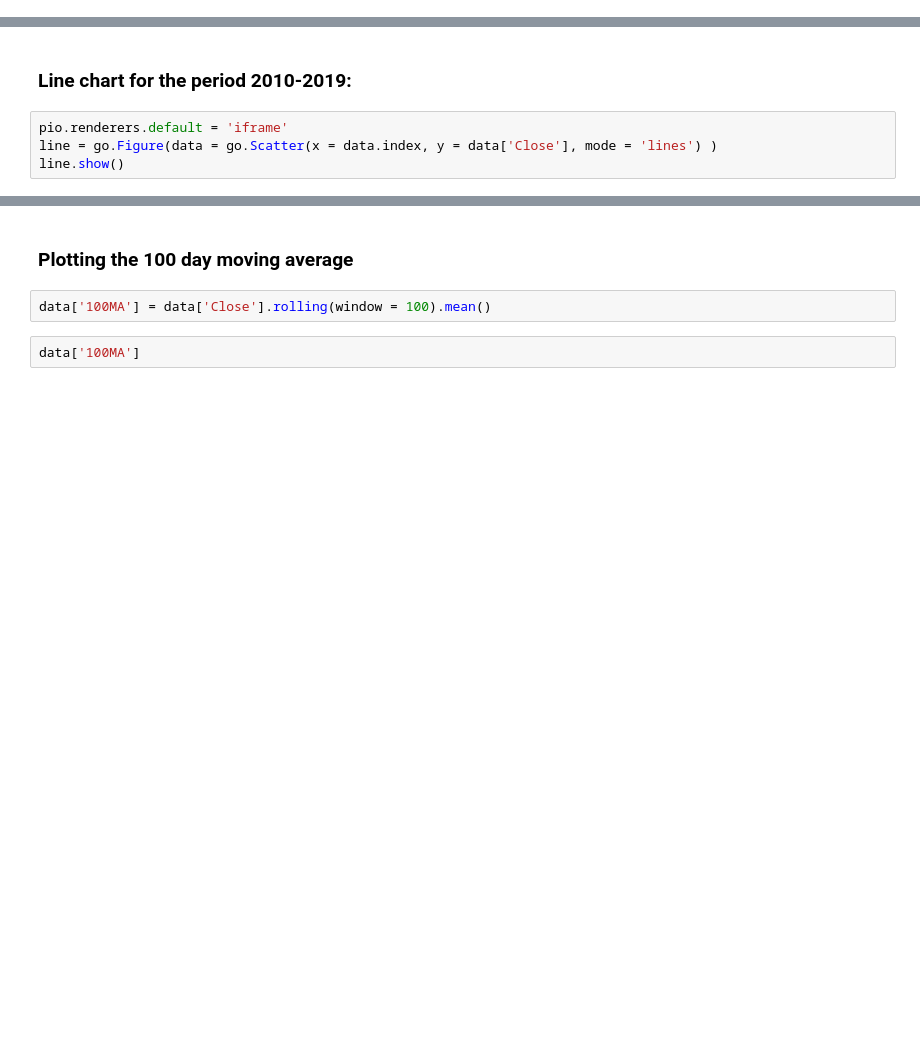
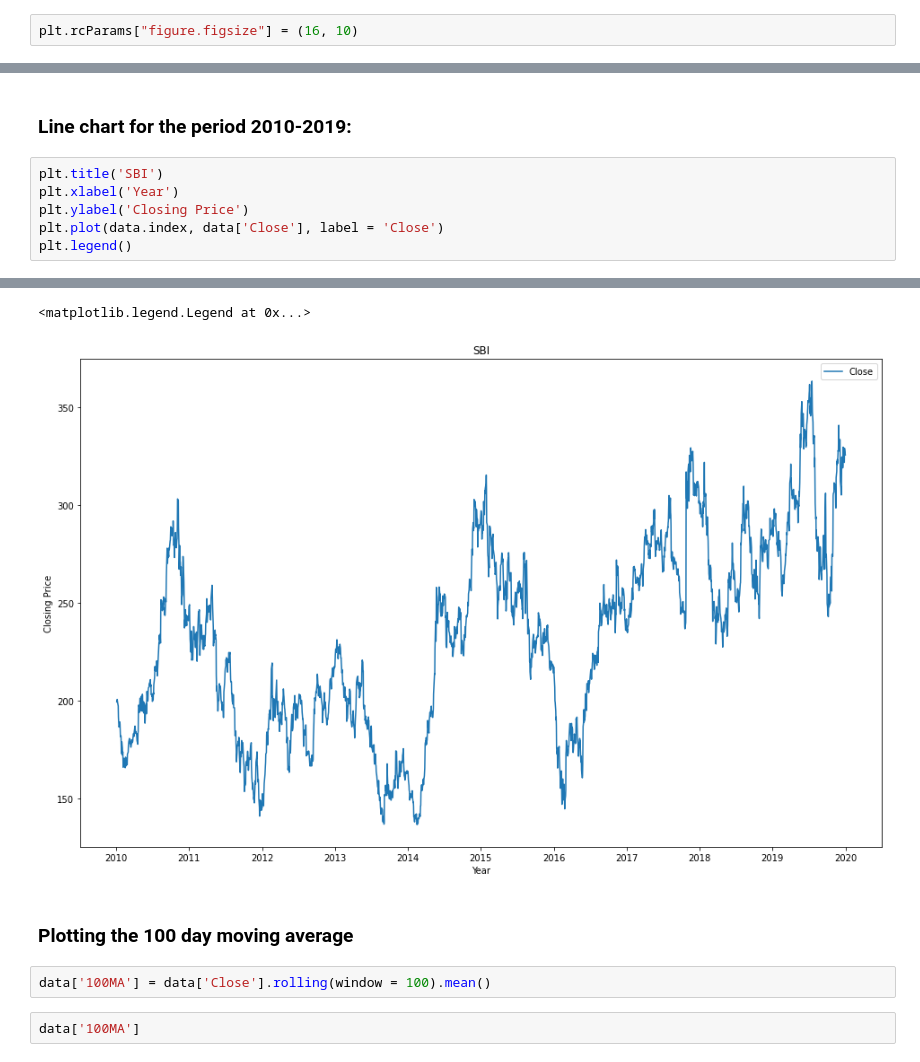
Before and after one commit to Ritesh7766/Stock-Trend-Prediction, a Jupyter notebook: trend_prediction.ipynb, the cells around one changed output, grey strips where cells are left out. Drawn from its saved outputs; the diff is of its cells as text; blank space fills up the shorter version.

```diff
--- a/trend_prediction.ipynb
+++ b/trend_prediction.ipynb
@@ -10,3 +4,5 @@ pyo.init_notebook_mode()
+# %%
+plt.rcParams["figure.figsize"] = (16, 10)
 # %% [markdown]
 ### Create a ticker object for SBI.
 # %%
@@ -43,7 +31,9 @@ candlestick.show()
 # %% [markdown]
 ### Line chart for the period 2010-2019:
 # %%
-pio.renderers.default = 'iframe'
-line = go.Figure(data = go.Scatter(x = data.index, y = data['Close'], mode = 'lines') )
-line.show()
+plt.title('SBI')
+plt.xlabel('Year')
+plt.ylabel('Closing Price')
+plt.plot(data.index, data['Close'], label = 'Close')
+plt.legend()
 # %% [output]
@@ -51,3 +40,5 @@ line.show()
+<matplotlib.legend.Legend at 0x...>
+[figure, added]
 # %% [markdown]
 ### Plotting the 100 day moving average
 # %%
```
Also changed, not shown: parts of 17 cells of this notebook, 44 other files.
